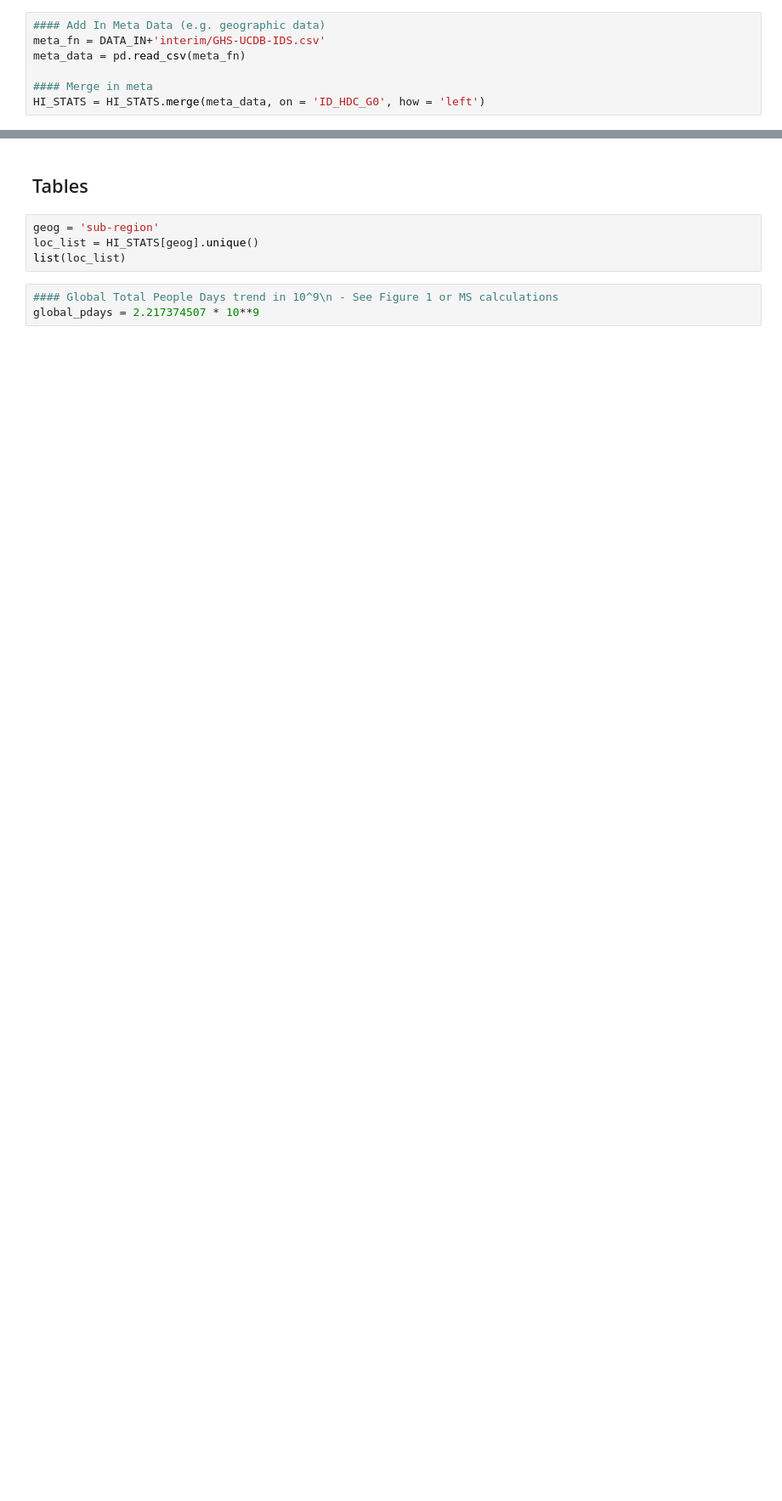
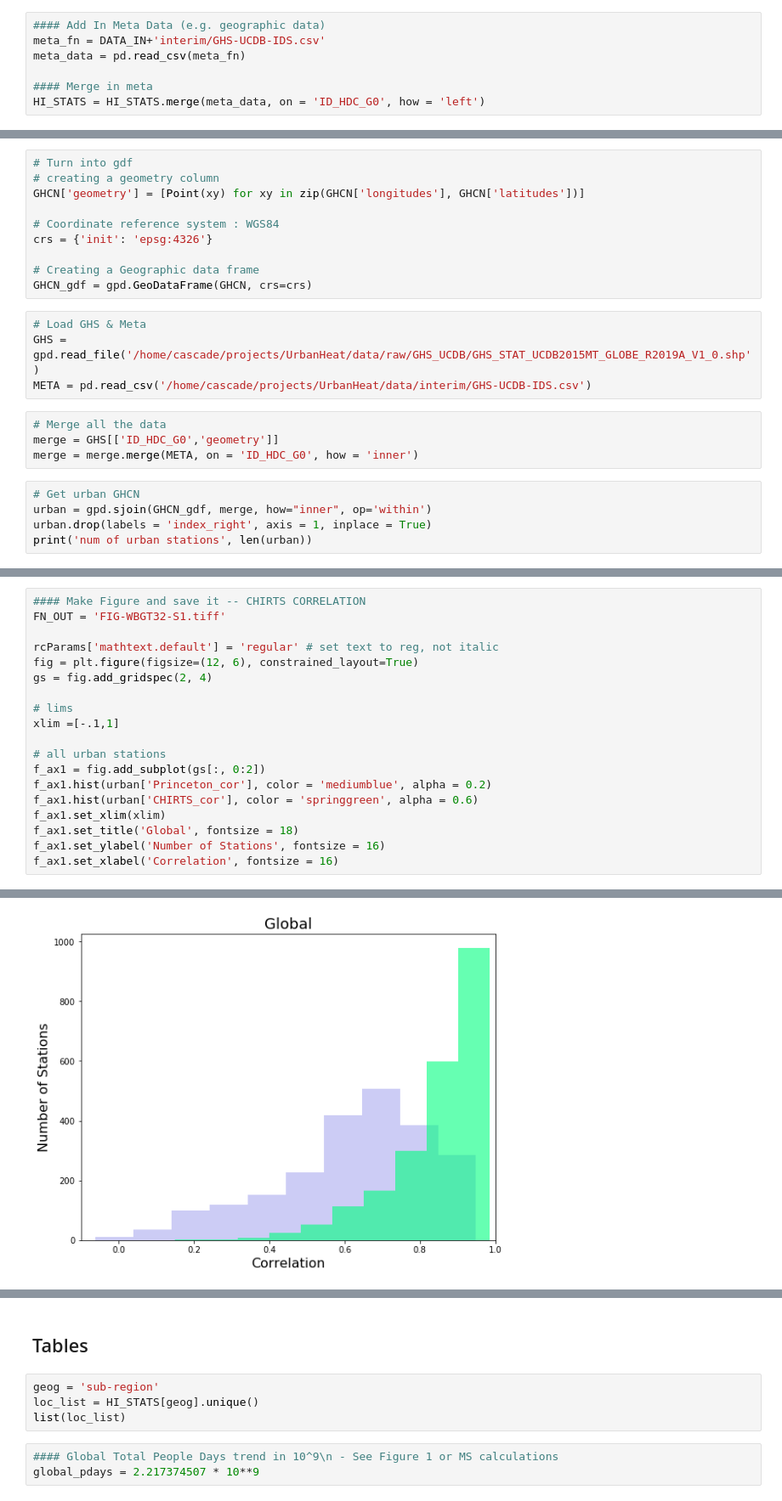
Before and after one commit to ecohydro/GlobalUrbanHeat, a Jupyter notebook: Notebooks/cpt_MS_supplement.ipynb, the cells around one changed output, grey strips where cells are left out. Shown at 85% size. Drawn from its saved outputs; the diff is of its cells as text; blank space fills up the shorter version.

```diff
--- a/Notebooks/cpt_MS_supplement.ipynb
+++ b/Notebooks/cpt_MS_supplement.ipynb
@@ -74,0 +104,23 @@ HI_STATS = HI_STATS.merge(meta_data, on = 'ID_HDC_G0', how = 'left')
+# %%
+# Turn into gdf
+# creating a geometry column
+GHCN['geometry'] = [Point(xy) for xy in zip(GHCN['longitudes'], GHCN['latitudes'])]
+
+# Coordinate reference system : WGS84
+crs = {'init': 'epsg:4326'}
+
+# Creating a Geographic data frame
+GHCN_gdf = gpd.GeoDataFrame(GHCN, crs=crs)
+# %%
+# Load GHS & Meta
+GHS = gpd.read_file('/home/cascade/projects/UrbanHeat/data/raw/GHS_UCDB/GHS_STAT_UCDB2015MT_GLOBE_R2019A_V1_0.shp')
+META = pd.read_csv('/home/cascade/projects/UrbanHeat/data/interim/GHS-UCDB-IDS.csv')
+# %%
+# Merge all the data
+merge = GHS[['ID_HDC_G0','geometry']]
+merge = merge.merge(META, on = 'ID_HDC_G0', how = 'inner')
+# %%
+# Get urban GHCN
+urban = gpd.sjoin(GHCN_gdf, merge, how="inner", op='within')
+urban.drop(labels = 'index_right', axis = 1, inplace = True)
+print('num of urban stations', len(urban))
@@ -74,0 +133,20 @@ HI_STATS = HI_STATS.merge(meta_data, on = 'ID_HDC_G0', how = 'left')
+# %%
+#### Make Figure and save it -- CHIRTS CORRELATION
+FN_OUT = 'FIG-WBGT32-S1.tiff'
+
+rcParams['mathtext.default'] = 'regular' # set text to reg, not italic
+fig = plt.figure(figsize=(12, 6), constrained_layout=True)
+gs = fig.add_gridspec(2, 4)
+
+# lims
+xlim =[-.1,1]
+
+# all urban stations
+f_ax1 = fig.add_subplot(gs[:, 0:2])
+f_ax1.hist(urban['Princeton_cor'], color = 'mediumblue', alpha = 0.2)
+f_ax1.hist(urban['CHIRTS_cor'], color = 'springgreen', alpha = 0.6)
+f_ax1.set_xlim(xlim)
+f_ax1.set_title('Global', fontsize = 18)
+f_ax1.set_ylabel('Number of Stations', fontsize = 16)
+f_ax1.set_xlabel('Correlation', fontsize = 16)
+# %% [output]
@@ -74,0 +154 @@ HI_STATS = HI_STATS.merge(meta_data, on = 'ID_HDC_G0', how = 'left')
+[figure, added]
```
Also changed, not shown: parts of 14 cells of this notebook, 1 other file.
